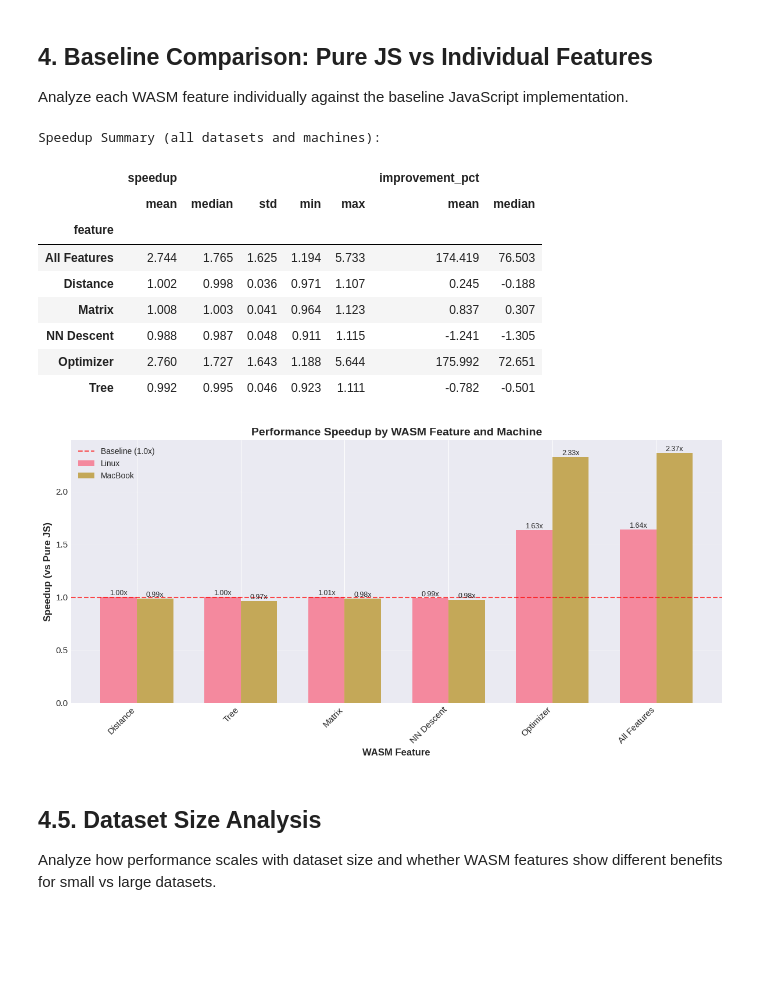
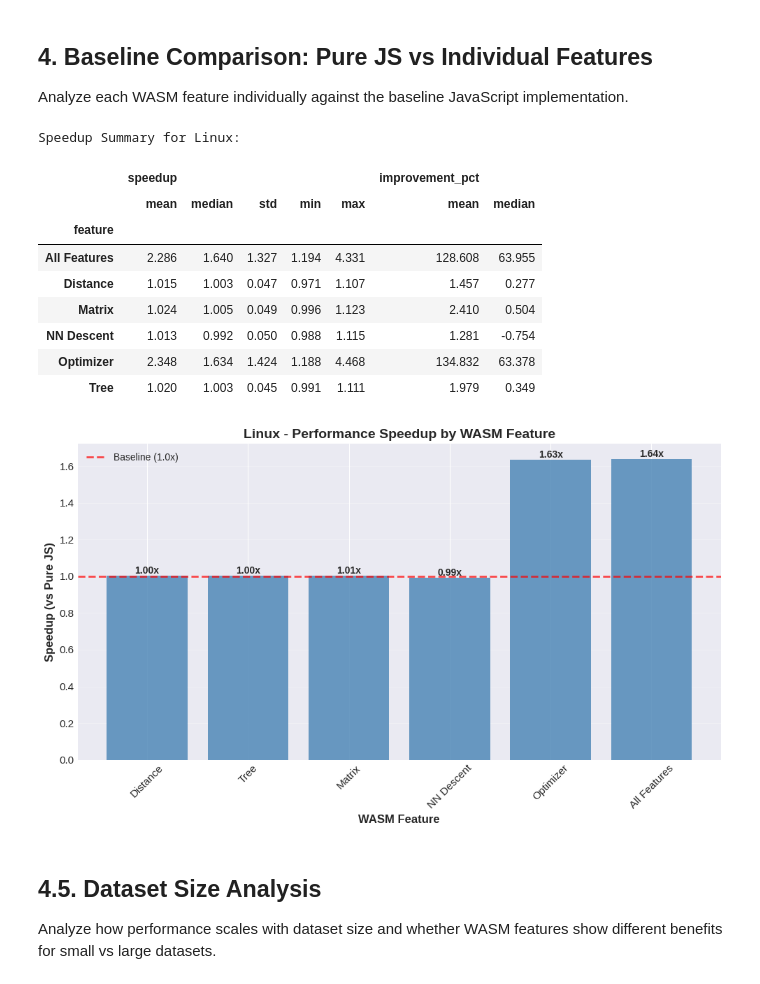
Before and after one commit to elarsaks/umap-bench, a Jupyter notebook: bench/analysis.ipynb, the cells around one changed output. Drawn from its saved outputs; the diff is of its cells as text; code cells hidden in the pictures; blank space fills up the shorter version.

```diff
--- a/bench/analysis.ipynb
+++ b/bench/analysis.ipynb
@@ -287,64 +302,59 @@ def calculate_speedup(df, baseline_feature='Baseline (JS)', machine=None):
     return pd.DataFrame(results)
 
 # Calculate speedups
-speedup_df = calculate_speedup(df_clean)
+speedup_df = calculate_speedup(df_analysis)
 
-print("Speedup Summary (all datasets and machines):")
+print(f"Speedup Summary for {SELECTED_MACHINE}:")
 speedup_summary = speedup_df.groupby('feature').agg({
     'speedup': ['mean', 'median', 'std', 'min', 'max'],
     'improvement_pct': ['mean', 'median']
 }).round(3)
 speedup_summary
 # %% [output]
-Speedup Summary (all datasets and machines):
+Speedup Summary for Linux:
 |  | speedup |  |  |  |  | improvement_pct |  |
 |  | mean | median | std | min | max | mean | median |
 | feature |  |  |  |  |  |  |  |
-| All Features | 2.744 | 1.765 | 1.625 | 1.194 | 5.733 | 174.419 | 76.503 |
-| Distance | 1.002 | 0.998 | 0.036 | 0.971 | 1.107 | 0.245 | -0.188 |
-| Matrix | 1.008 | 1.003 | 0.041 | 0.964 | 1.123 | 0.837 | 0.307 |
-| NN Descent | 0.988 | 0.987 | 0.048 | 0.911 | 1.115 | -1.241 | -1.305 |
-| Optimizer | 2.760 | 1.727 | 1.643 | 1.188 | 5.644 | 175.992 | 72.651 |
-| Tree | 0.992 | 0.995 | 0.046 | 0.923 | 1.111 | -0.782 | -0.501 |
+| All Features | 2.286 | 1.640 | 1.327 | 1.194 | 4.331 | 128.608 | 63.955 |
+| Distance | 1.015 | 1.003 | 0.047 | 0.971 | 1.107 | 1.457 | 0.277 |
+| Matrix | 1.024 | 1.005 | 0.049 | 0.996 | 1.123 | 2.410 | 0.504 |
+| NN Descent | 1.013 | 0.992 | 0.050 | 0.988 | 1.115 | 1.281 | -0.754 |
+| Optimizer | 2.348 | 1.634 | 1.424 | 1.188 | 4.468 | 134.832 | 63.378 |
+| Tree | 1.020 | 1.003 | 0.045 | 0.991 | 1.111 | 1.979 | 0.349 |
 # %%
-# Detailed speedup by feature and machine
+# Detailed speedup by feature
 feature_order = ['Distance', 'Tree', 'Matrix', 'NN Descent', 'Optimizer', 'All Features']
 feature_order = [f for f in feature_order if f in speedup_df['feature'].unique()]
 
-fig, ax = plt.subplots(figsize=(12, 6))
+fig, ax = plt.subplots(figsize=(10, 6))
 
-x = np.arange(len(feature_order))
-width = 0.35
+# Calculate median speedup for each feature
+feature_speedups = speedup_df.groupby('feature')['speedup'].median()
+values = [feature_speedups.get(f, 0) for f in feature_order]
 
-for i, machine in enumerate(['Linux', 'MacBook']):
-    machine_speedups = speedup_df[speedup_df['machine'] == machine].groupby('feature')['speedup'].median()
-    values = [machine_speedups.get(f, 0) for f in feature_order]
+bars = ax.bar(feature_order, values, alpha=0.8, color='steelblue')
 
-    offset = width * (i - 0.5)
-    bars = ax.bar(x + offset, values, width, label=machine, alpha=0.8)
+# Add value labels on bars
+for bar in bars:
+    height = bar.get_height()
+    if height > 0:
+        ax.text(bar.get_x() + bar.get_width()/2., height,
+               f'{height:.2f}x',
+               ha='center', va='bottom', fontsize=10, fontweight='bold')
 
-    # Add value labels on bars
-    for bar in bars:
-        height = bar.get_height()
-        if height > 0:
-            ax.text(bar.get_x() + bar.get_width()/2., height,
-                   f'{height:.2f}x',
-                   ha='center', va='bottom', fontsize=9)
-
-ax.axhline(y=1.0, color='red', linestyle='--', linewidth=1.5, label='Baseline (1.0x)', alpha=0.7)
+ax.axhline(y=1.0, color='red', linestyle='--', linewidth=2, label='Baseline (1.0x)', alpha=0.7)
 ax.set_xlabel('WASM Feature', fontsize=12, fontweight='bold')
 ax.set_ylabel('Speedup (vs Pure JS)', fontsize=12, fontweight='bold')
-ax.set_title('Performance Speedup by WASM Feature and Machine', fontsize=14, fontweight='bold')
-ax.set_xticks(x)
-ax.set_xticklabels(feature_order, rotation=45, ha='right')
+ax.set_title(f'{SELECTED_MACHINE} - Performance Speedup by WASM Feature', fontsize=14, fontweight='bold')
+ax.tick_params(axis='x', rotation=45)
 ax.legend(fontsize=10)
 ax.grid(axis='y', alpha=0.3)
 
 plt.tight_layout()
 plt.savefig('analysis_outputs/speedup_comparison.png', bbox_inches='tight')
 plt.show()
 # %% [output]
-[figure, old version]
+[figure, new version]
 # %% [markdown]
 ## 4.5. Dataset Size Analysis
 
```
Also changed, not shown: parts of 25 cells of this notebook, 47 other files.
